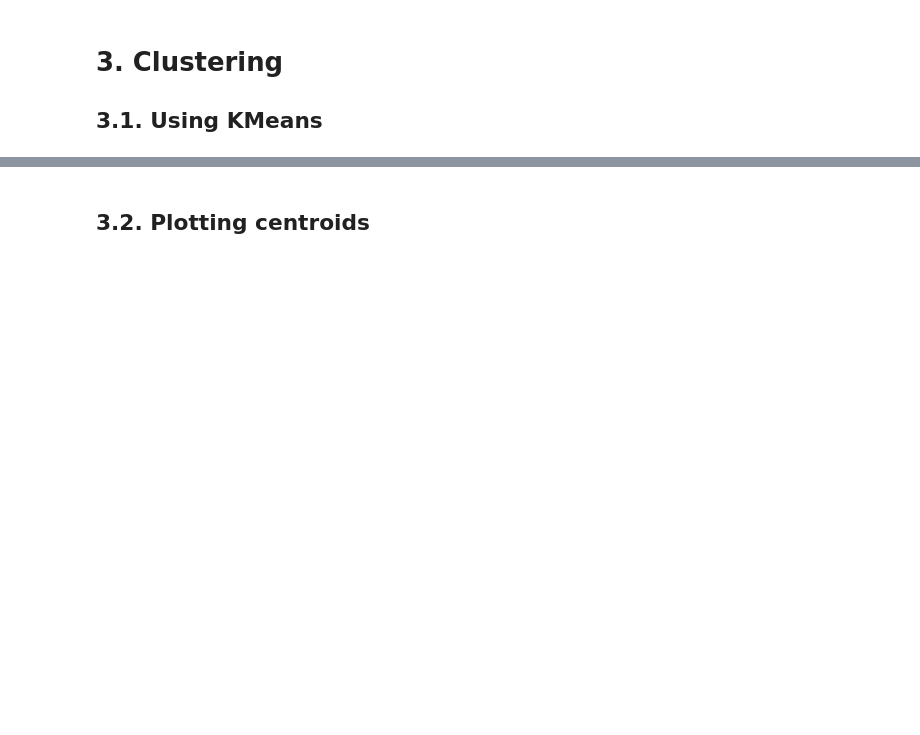
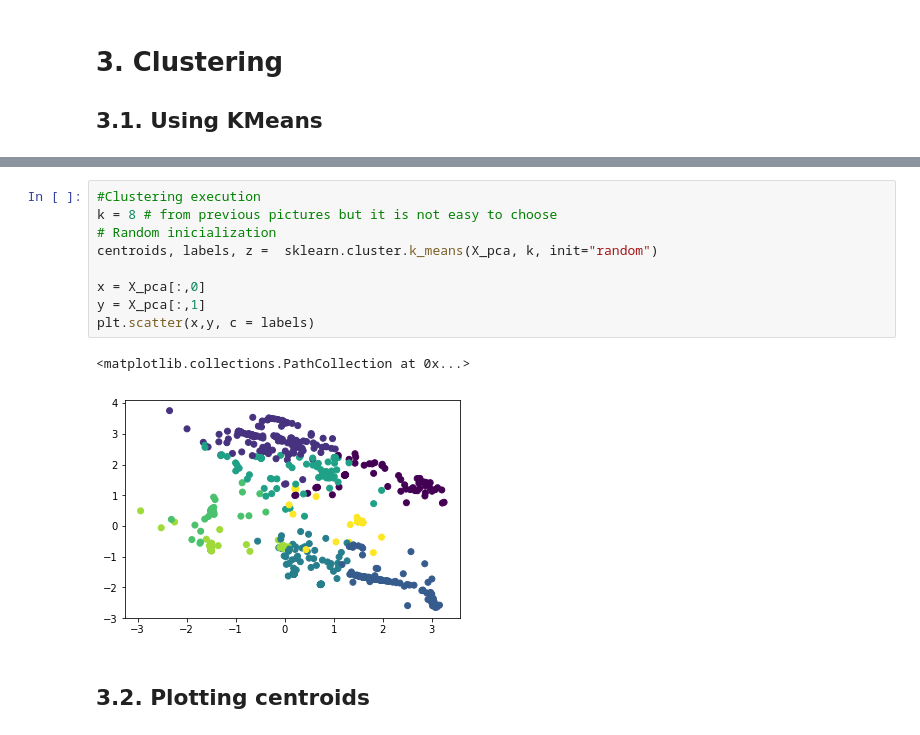
Before and after one commit to itSQualL/machine-learning-techinques, a Jupyter notebook: notebooks/1.0-jls-new_filteringdatasheet.ipynb, the cells around one changed output, grey strips where cells are left out. Drawn from its saved outputs; the diff is of its cells as text; blank space fills up the shorter version.

```diff
--- a/notebooks/1.0-jls-new_filteringdatasheet.ipynb
+++ b/notebooks/1.0-jls-new_filteringdatasheet.ipynb
@@ -109,3 +142,15 @@ plt.scatter(x,y, c = labels)
+# %%
+#Clustering execution
+k = 8 # from previous pictures but it is not easy to choose
+# Random inicialization
+centroids, labels, z =  sklearn.cluster.k_means(X_pca, k, init="random")
+
+x = X_pca[:,0]
+y = X_pca[:,1]
+plt.scatter(x,y, c = labels)
+# %% [output]
+<matplotlib.collections.PathCollection at 0x...>
+[figure, added]
 # %% [markdown]
 ## 3.2. Plotting centroids
 # %%
```
Also changed, not shown: parts of 8 cells of this notebook.
